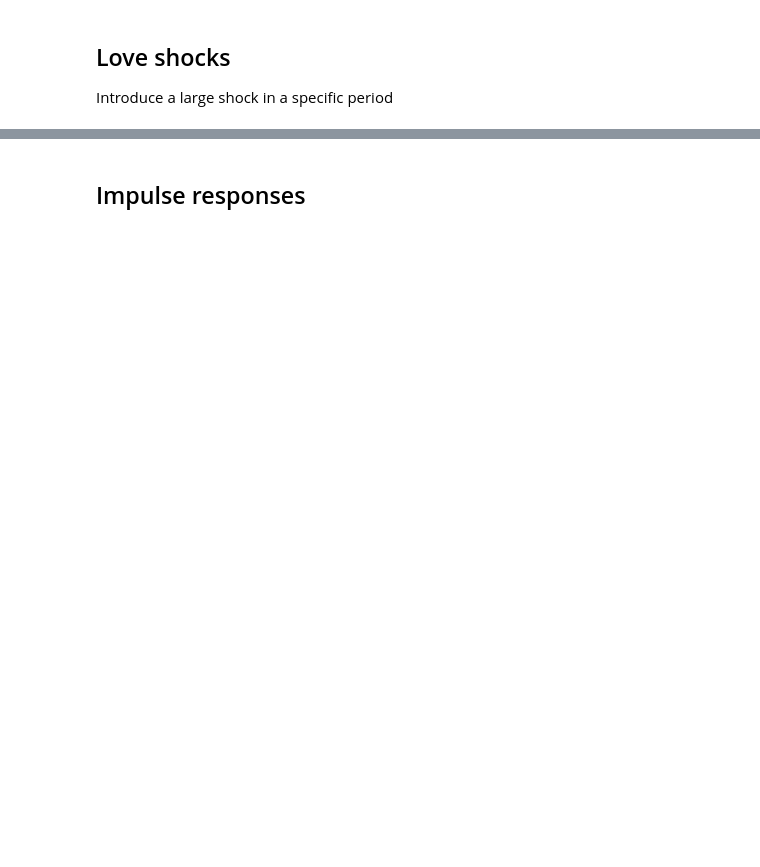
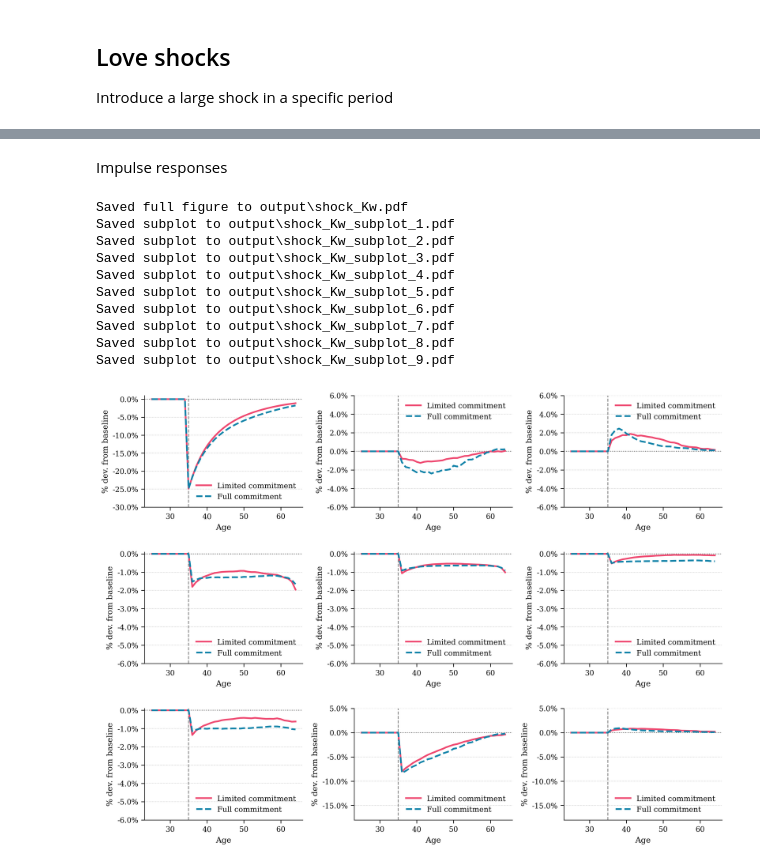
Before and after one commit to ThomasHJorgensen/FastBargaining, a Jupyter notebook: Application/04. Counterfactuals.ipynb, the cells around one changed output, grey strips where cells are left out. Drawn from its saved outputs; the diff is of its cells as text; code cells hidden in the pictures; blank space fills up the shorter version.

```diff
--- a/Application/04. Counterfactuals.ipynb
+++ b/Application/04. Counterfactuals.ipynb
@@ -57,8 +86,8 @@ models = {
 Introduce a large shock in a specific period
 # %%
 age_min = 25
-age_shock = 30
-size_shock = 1.0
+age_shock = 35
+size_shock = 0.75
 t_shock = age_shock-age_min
 
 for name, mdl in models.items():
@@ -139,2 +171,38 @@ for var in ('draw_shock_Kw','Kw','Km','A','C_tot','Cw_priv','Cm_priv','Qw','hw',
-# %% [markdown]
-## Impulse responses
+# %% [markdown]
+Impulse responses
+# %%
+fm = FigureManager(path, use_latex=False, cycle_linestyles=True)
+fig, axes = fm.create_figure(3,3,9, horizontal=True)
+# impulse_response(axes[0], 'draw_shock_Kw', models, ylim=(-0.30,0.01))
+# impulse_response(axes[1], 'lw', models, ylim=(-0.03,0.03))
+# impulse_response(axes[2], 'lm', models, ylim=(-0.03,0.03))
+# impulse_response(axes[3], 'Cw_inter', models, ylim=(-0.02,0.001))
+# impulse_response(axes[4], 'Cw_priv', models, ylim=(-0.02,0.001))
+# impulse_response(axes[5], 'Cm_priv', models, ylim=(-0.02,0.001))
+# impulse_response(axes[6], 'C_tot', models, ylim=(-0.03,0.001))
+# impulse_response(axes[7], 'wage_inc_w', models, ylim=(-0.09,0.02))
+# impulse_response(axes[8], 'wage_inc_m', models, ylim=(-0.09,0.02))
+impulse_response(axes[0], 'Kw', models, ylim=(-0.30,0.01))
+impulse_response(axes[1], 'lw', models, ylim=(-0.06,0.06))
+impulse_response(axes[2], 'lm', models, ylim=(-0.06,0.06))
+impulse_response(axes[3], 'Cw_inter', models, ylim=(-0.06,0.001))
+impulse_response(axes[4], 'Cw_priv', models, ylim=(-0.06,0.001))
+impulse_response(axes[5], 'Cm_priv', models, ylim=(-0.06,0.001))
+impulse_response(axes[6], 'C_tot', models, ylim=(-0.06,0.001))
+impulse_response(axes[7], 'wage_inc_w', models, ylim=(-0.18,0.05))
+impulse_response(axes[8], 'wage_inc_m', models, ylim=(-0.18,0.05))
+
+fig.tight_layout()
+fm.save_figure(filename="shock_Kw", include_title=False)
+# %% [output]
+Saved full figure to output\shock_Kw.pdf
+Saved subplot to output\shock_Kw_subplot_1.pdf
+Saved subplot to output\shock_Kw_subplot_2.pdf
+Saved subplot to output\shock_Kw_subplot_3.pdf
+Saved subplot to output\shock_Kw_subplot_4.pdf
+Saved subplot to output\shock_Kw_subplot_5.pdf
+Saved subplot to output\shock_Kw_subplot_6.pdf
+Saved subplot to output\shock_Kw_subplot_7.pdf
+Saved subplot to output\shock_Kw_subplot_8.pdf
+Saved subplot to output\shock_Kw_subplot_9.pdf
+[figure, added]
```
Also changed, not shown: parts of 25 cells of this notebook, 3 other files.
